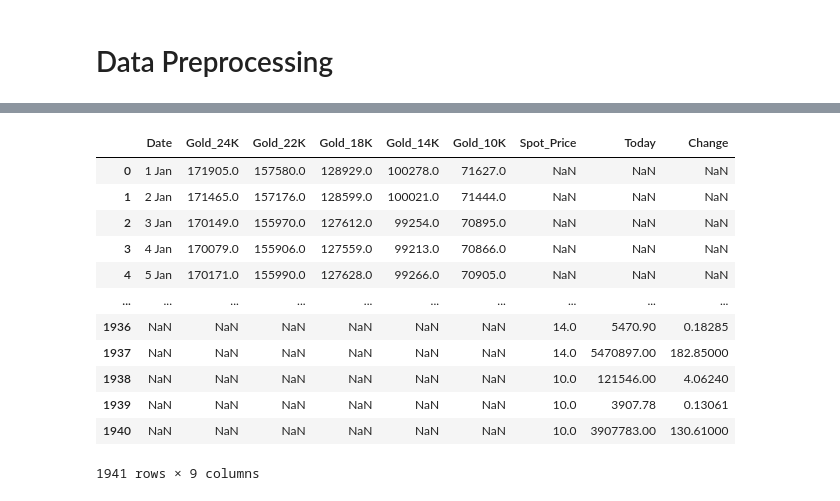
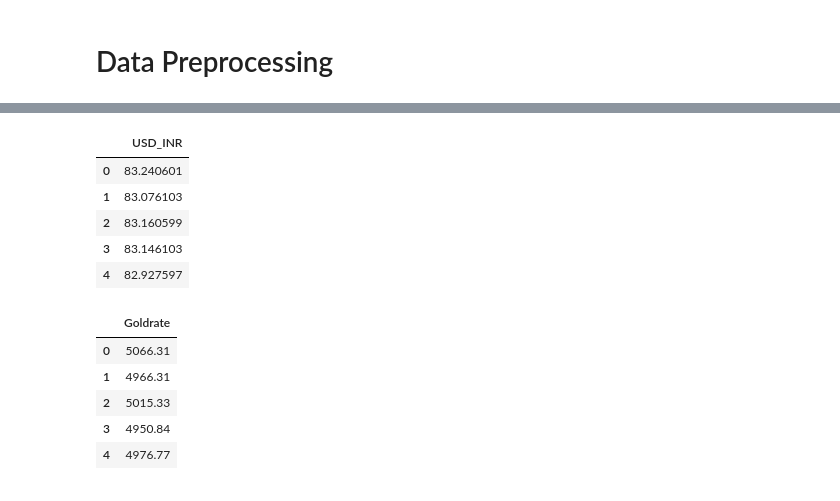
Before and after one commit to Kprakash9426/Gold-Price-Prediction, a Jupyter notebook: gold_price_prediction.ipynb, the cells around one changed output, grey strips where cells are left out. Cells and saved outputs as stored; diff of their text form; code cells hidden in the pictures.

```diff
--- a/gold_price_prediction.ipynb
+++ b/gold_price_prediction.ipynb
@@ -89,0 +89,3 @@ for table in tables:
+# %%
+import pandas as pd
+gold_dataset=pd.read_csv("Gold vs USDINR.csv")
@@ -92,3 +125,2 @@ for table in tables:
 # %%
-# Convert list to DataFrame
-df = pd.DataFrame(dfs)
+gold_dataset['Goldrate']=gold_dataset['Goldrate'].replace('₹','',regex=True).replace(',','',regex=True).astype(float)
@@ -263,2 +206,3 @@ for col in price_columns:
 # %%
-df
+x=gold_dataset[['USD_INR']]
+y=gold_dataset[['Goldrate']]
@@ -279,20 +209,19 @@ df
 # %%
-# Step 5: Convert columns to numeric
-df[price_columns] = df[price_columns].apply(pd.to_numeric, errors='coerce')
+x.head()
+# %% [output]
+|  | USD_INR |
+| 0 | 83.240601 |
+| 1 | 83.076103 |
+| 2 | 83.160599 |
+| 3 | 83.146103 |
+| 4 | 82.927597 |
 # %%
-df
+y.head()
 # %% [output]
-|  | Date | Gold_24K | Gold_22K | Gold_18K | Gold_14K | Gold_10K | Spot_Price | Today | Change |
-| 0 | 1 Jan | 171905.0 | 157580.0 | 128929.0 | 100278.0 | 71627.0 | NaN | NaN | NaN |
-| 1 | 2 Jan | 171465.0 | 157176.0 | 128599.0 | 100021.0 | 71444.0 | NaN | NaN | NaN |
-| 2 | 3 Jan | 170149.0 | 155970.0 | 127612.0 | 99254.0 | 70895.0 | NaN | NaN | NaN |
-| 3 | 4 Jan | 170079.0 | 155906.0 | 127559.0 | 99213.0 | 70866.0 | NaN | NaN | NaN |
-| 4 | 5 Jan | 170171.0 | 155990.0 | 127628.0 | 99266.0 | 70905.0 | NaN | NaN | NaN |
-| ... | ... | ... | ... | ... | ... | ... | ... | ... | ... |
-| 1936 | NaN | NaN | NaN | NaN | NaN | NaN | 14.0 | 5470.90 | 0.18285 |
-| 1937 | NaN | NaN | NaN | NaN | NaN | NaN | 14.0 | 5470897.00 | 182.85000 |
-| 1938 | NaN | NaN | NaN | NaN | NaN | NaN | 10.0 | 121546.00 | 4.06240 |
-| 1939 | NaN | NaN | NaN | NaN | NaN | NaN | 10.0 | 3907.78 | 0.13061 |
-| 1940 | NaN | NaN | NaN | NaN | NaN | NaN | 10.0 | 3907783.00 | 130.61000 |
+|  | Goldrate |
+| 0 | 5066.31 |
+| 1 | 4966.31 |
+| 2 | 5015.33 |
+| 3 | 4950.84 |
+| 4 | 4976.77 |
-1941 rows × 9 columns
 # %%
```
Also changed, not shown: parts of 78 cells of this notebook, 5 other files.
